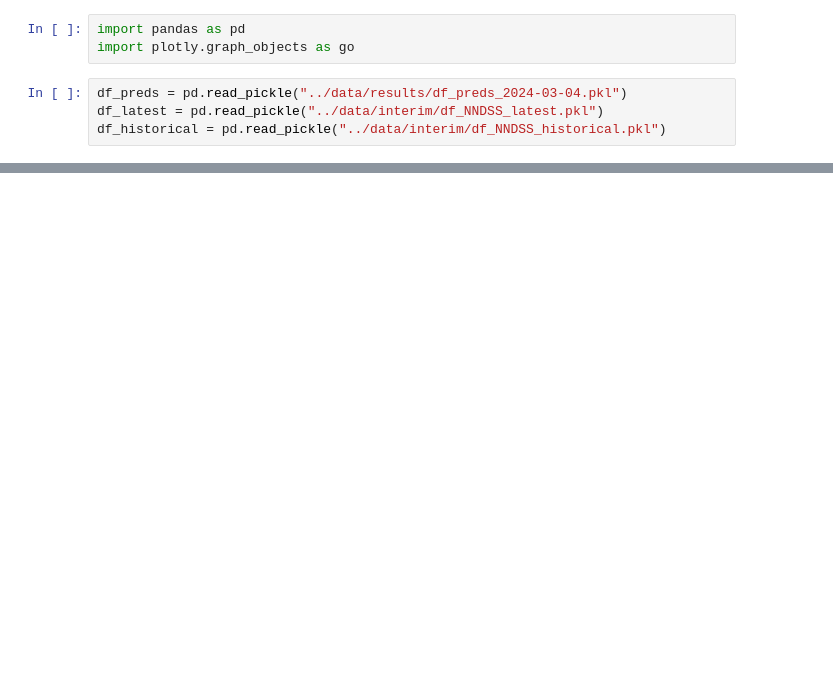
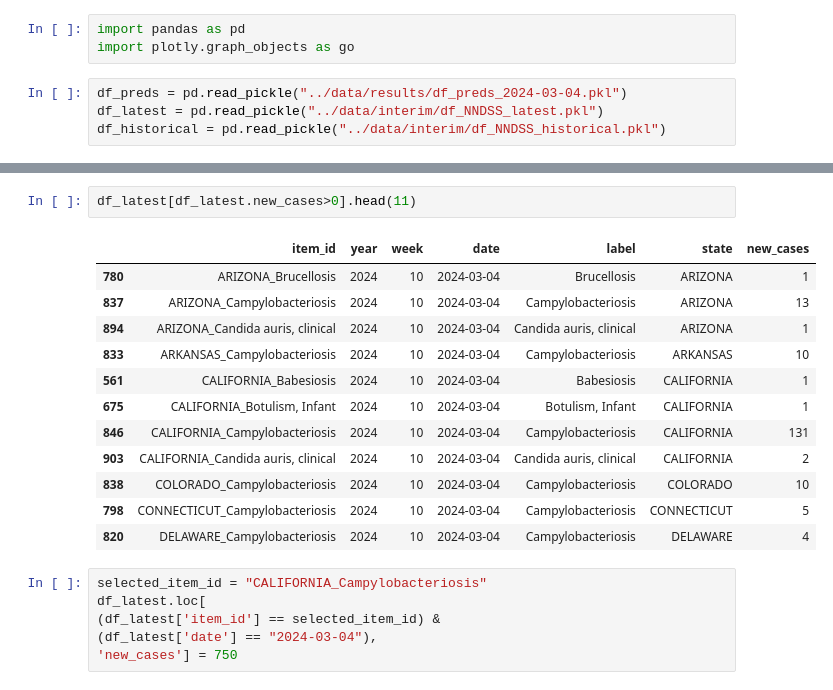
Before and after one commit to SloughJE/OUTBREAK, a Jupyter notebook: notebooks/1.0-JES-outbreak.ipynb, the cells around one changed output, grey strips where cells are left out. Saved outputs shown, nothing was run; the diff lists cells and outputs as text; blank space fills up the shorter version.

```diff
--- a/notebooks/1.0-JES-outbreak.ipynb
+++ b/notebooks/1.0-JES-outbreak.ipynb
@@ -17,3 +17,24 @@ df_preds.head()
+# %%
+df_latest[df_latest.new_cases>0].head(11)
+# %% [output]
+|  | item_id | year | week | date | label | state | new_cases |
+| 780 | ARIZONA_Brucellosis | 2024 | 10 | 2024-03-04 | Brucellosis | ARIZONA | 1 |
+| 837 | ARIZONA_Campylobacteriosis | 2024 | 10 | 2024-03-04 | Campylobacteriosis | ARIZONA | 13 |
+| 894 | ARIZONA_Candida auris, clinical | 2024 | 10 | 2024-03-04 | Candida auris, clinical | ARIZONA | 1 |
+| 833 | ARKANSAS_Campylobacteriosis | 2024 | 10 | 2024-03-04 | Campylobacteriosis | ARKANSAS | 10 |
+| 561 | CALIFORNIA_Babesiosis | 2024 | 10 | 2024-03-04 | Babesiosis | CALIFORNIA | 1 |
+| 675 | CALIFORNIA_Botulism, Infant | 2024 | 10 | 2024-03-04 | Botulism, Infant | CALIFORNIA | 1 |
+| 846 | CALIFORNIA_Campylobacteriosis | 2024 | 10 | 2024-03-04 | Campylobacteriosis | CALIFORNIA | 131 |
+| 903 | CALIFORNIA_Candida auris, clinical | 2024 | 10 | 2024-03-04 | Candida auris, clinical | CALIFORNIA | 2 |
+| 838 | COLORADO_Campylobacteriosis | 2024 | 10 | 2024-03-04 | Campylobacteriosis | COLORADO | 10 |
+| 798 | CONNECTICUT_Campylobacteriosis | 2024 | 10 | 2024-03-04 | Campylobacteriosis | CONNECTICUT | 5 |
+| 820 | DELAWARE_Campylobacteriosis | 2024 | 10 | 2024-03-04 | Campylobacteriosis | DELAWARE | 4 |
+# %%
+selected_item_id = "CALIFORNIA_Campylobacteriosis"
+df_latest.loc[
+(df_latest['item_id'] == selected_item_id) &
+(df_latest['date'] == "2024-03-04"),
+'new_cases'] = 750
 # %%
 df_latest[df_latest.new_cases>0].head(8)
 # %% [output]
```
Also changed, not shown: parts of 32 cells of this notebook, 1 other file.
